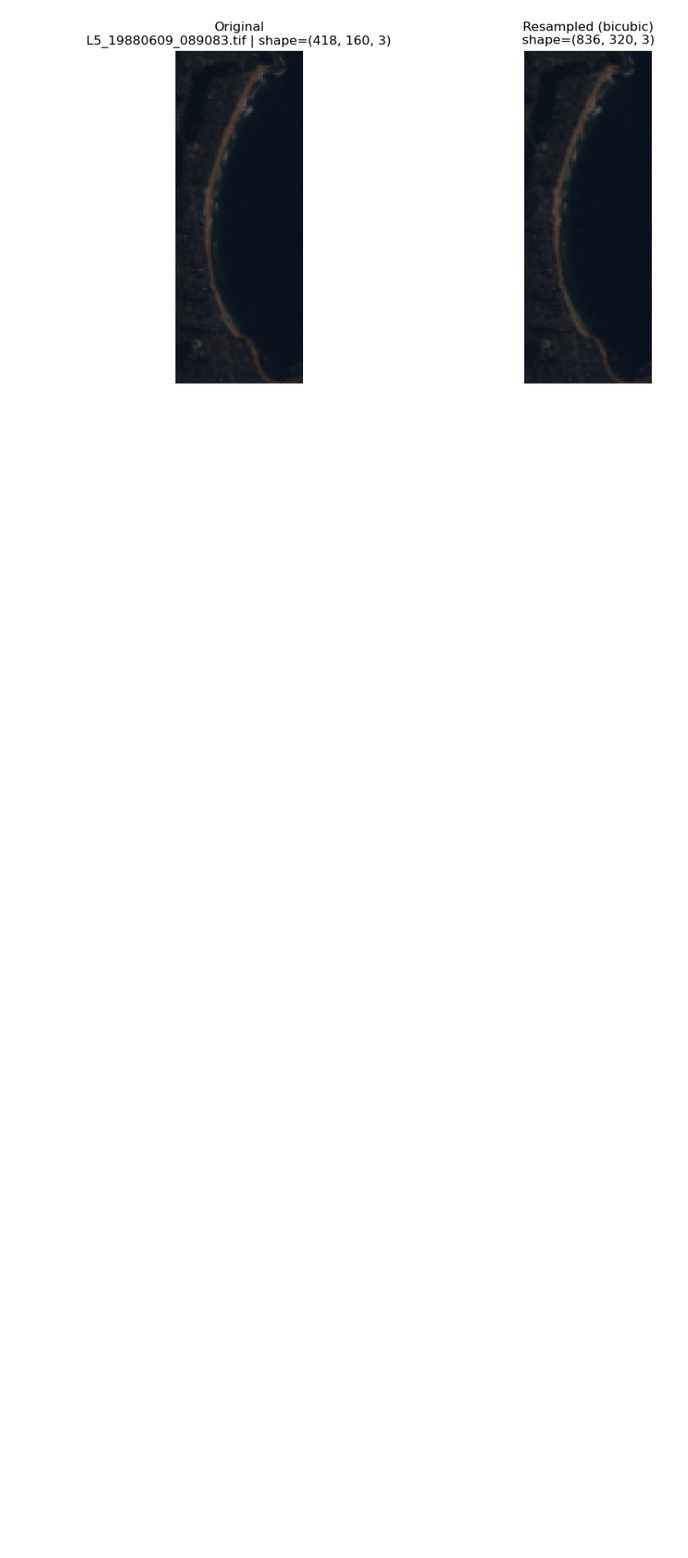
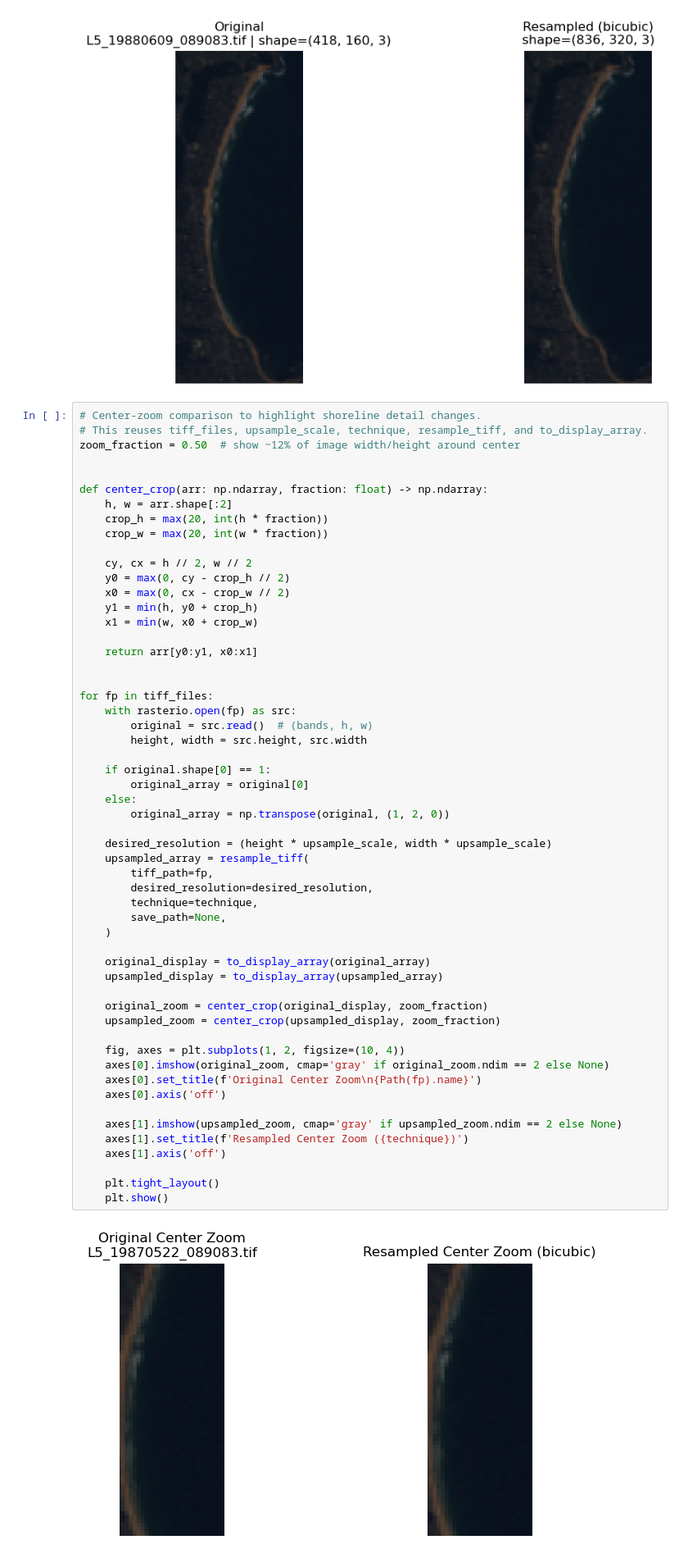
Before and after one commit to jnicolow/change_tiff_resolution, a Jupyter notebook: change_tiff_res_test.ipynb, the cells around one changed output. Shown at 82% size. Saved outputs shown, nothing was run; the diff lists cells and outputs as text; blank space fills up the shorter version.

```diff
--- a/change_tiff_res_test.ipynb
+++ b/change_tiff_res_test.ipynb
@@ -91,3 +91,60 @@ for fp in tiff_files:
 [figure]
 [figure]
 [figure]
+# %%
+# Center-zoom comparison to highlight shoreline detail changes.
+# This reuses tiff_files, upsample_scale, technique, resample_tiff, and to_display_array.
+zoom_fraction = 0.50  # show ~12% of image width/height around center
+
+
+def center_crop(arr: np.ndarray, fraction: float) -> np.ndarray:
+    h, w = arr.shape[:2]
+    crop_h = max(20, int(h * fraction))
+    crop_w = max(20, int(w * fraction))
+
+    cy, cx = h // 2, w // 2
+    y0 = max(0, cy - crop_h // 2)
+    x0 = max(0, cx - crop_w // 2)
+    y1 = min(h, y0 + crop_h)
+    x1 = min(w, x0 + crop_w)
+
+    return arr[y0:y1, x0:x1]
+
+
+for fp in tiff_files:
+    with rasterio.open(fp) as src:
+        original = src.read()  # (bands, h, w)
+        height, width = src.height, src.width
+
+    if original.shape[0] == 1:
+        original_array = original[0]
+    else:
+        original_array = np.transpose(original, (1, 2, 0))
+
+    desired_resolution = (height * upsample_scale, width * upsample_scale)
+    upsampled_array = resample_tiff(
+        tiff_path=fp,
+        desired_resolution=desired_resolution,
+        technique=technique,
+        save_path=None,
+    )
+
+    original_display = to_display_array(original_array)
+    upsampled_display = to_display_array(upsampled_array)
+
+    original_zoom = center_crop(original_display, zoom_fraction)
+    upsampled_zoom = center_crop(upsampled_display, zoom_fraction)
+
+    fig, axes = plt.subplots(1, 2, figsize=(10, 4))
+    axes[0].imshow(original_zoom, cmap='gray' if original_zoom.ndim == 2 else None)
+    axes[0].set_title(f'Original Center Zoom\n{Path(fp).name}')
+    axes[0].axis('off')
+
+    axes[1].imshow(upsampled_zoom, cmap='gray' if upsampled_zoom.ndim == 2 else None)
+    axes[1].set_title(f'Resampled Center Zoom ({technique})')
+    axes[1].axis('off')
+
+    plt.tight_layout()
+    plt.show()
+# %% [output]
+[figure, added]
```
Also changed, not shown: parts of 3 cells of this notebook.
